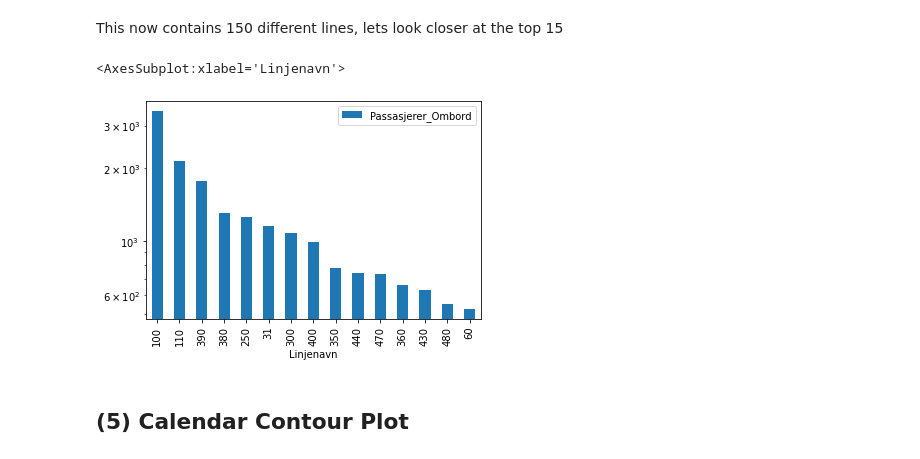
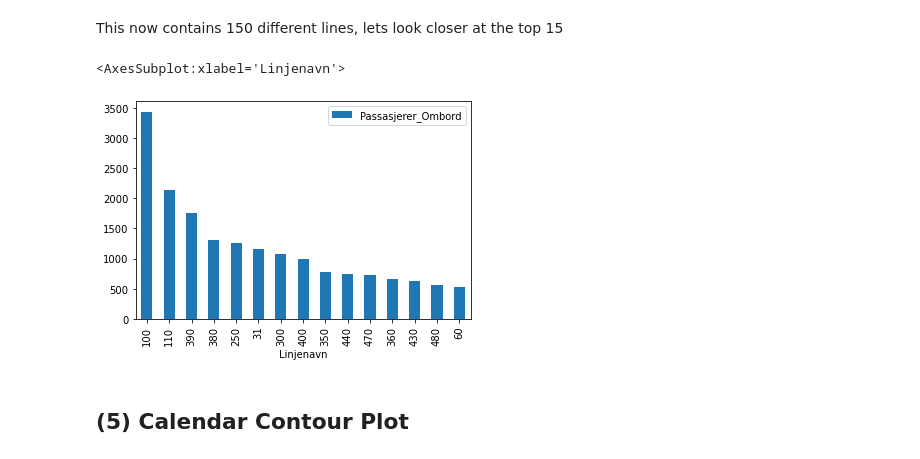
Before and after one commit to kjxlstad/RuterDataVisualization, a Jupyter notebook: ruterdata.ipynb, the cells around one changed output. Cells and saved outputs as stored; diff of their text form; code cells hidden in the pictures.

```diff
--- a/ruterdata.ipynb
+++ b/ruterdata.ipynb
@@ -126,10 +126,10 @@ This now contains 150 different lines, lets look closer at the top 15
 # %%
 # If we first sort by number of passengers and then take head, we get the top
 dataframe = pd.DataFrame(ppl.sort_values(by='Passasjerer_Ombord', ascending=False).head(15))
-dataframe.plot.bar(logy=True)
+dataframe.plot.bar()
 # %% [output]
 <AxesSubplot:xlabel='Linjenavn'>
-[figure, old version]
+[figure, new version]
 # %% [markdown]
 ## (5) Calendar Contour Plot
 # %%
```
